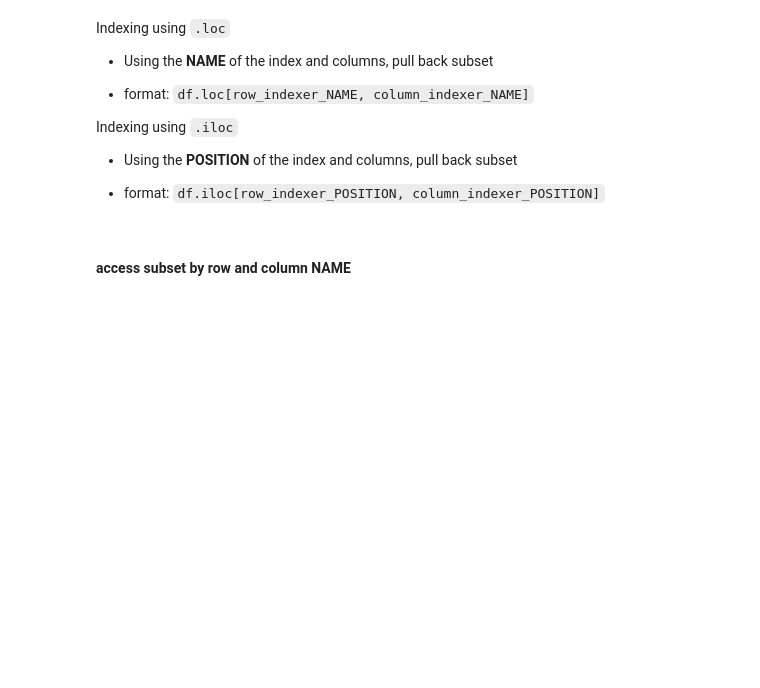
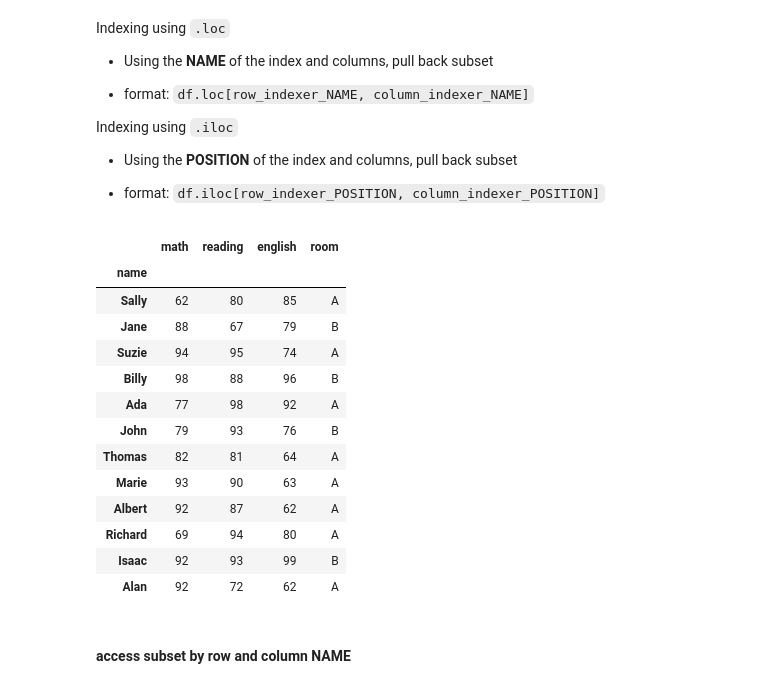
Before and after one commit to CodeupClassroom/pagel-data-science-libraries, a Jupyter notebook: advanced_df2_lesson.ipynb, the cells around one changed output. Drawn from its saved outputs; the diff is of its cells as text; code cells hidden in the pictures; blank space fills up the shorter version.

```diff
--- a/advanced_df2_lesson.ipynb
+++ b/advanced_df2_lesson.ipynb
@@ -81,2 +238,4 @@ Return an array based on a condition
 # %% [markdown]
 ## Drop passing math column
+# %%
+df = df.drop(columns='passing_math')
@@ -98,5 +266,22 @@ Indexing using `.iloc`
 - format: `df.iloc[row_indexer_POSITION, column_indexer_POSITION]`
 # %%
 #set new index for demo
+df = df.set_index('name')
+df
+# %% [output]
+|  | math | reading | english | room |
+| name |  |  |  |  |
+| Sally | 62 | 80 | 85 | A |
+| Jane | 88 | 67 | 79 | B |
+| Suzie | 94 | 95 | 74 | A |
+| Billy | 98 | 88 | 96 | B |
+| Ada | 77 | 98 | 92 | A |
+| John | 79 | 93 | 76 | B |
+| Thomas | 82 | 81 | 64 | A |
+| Marie | 93 | 90 | 63 | A |
+| Albert | 92 | 87 | 62 | A |
+| Richard | 69 | 94 | 80 | A |
+| Isaac | 92 | 93 | 99 | B |
+| Alan | 92 | 72 | 62 | A |
 # %% [markdown]
 #### access subset by row and column NAME
```
Also changed, not shown: parts of 68 cells of this notebook.
